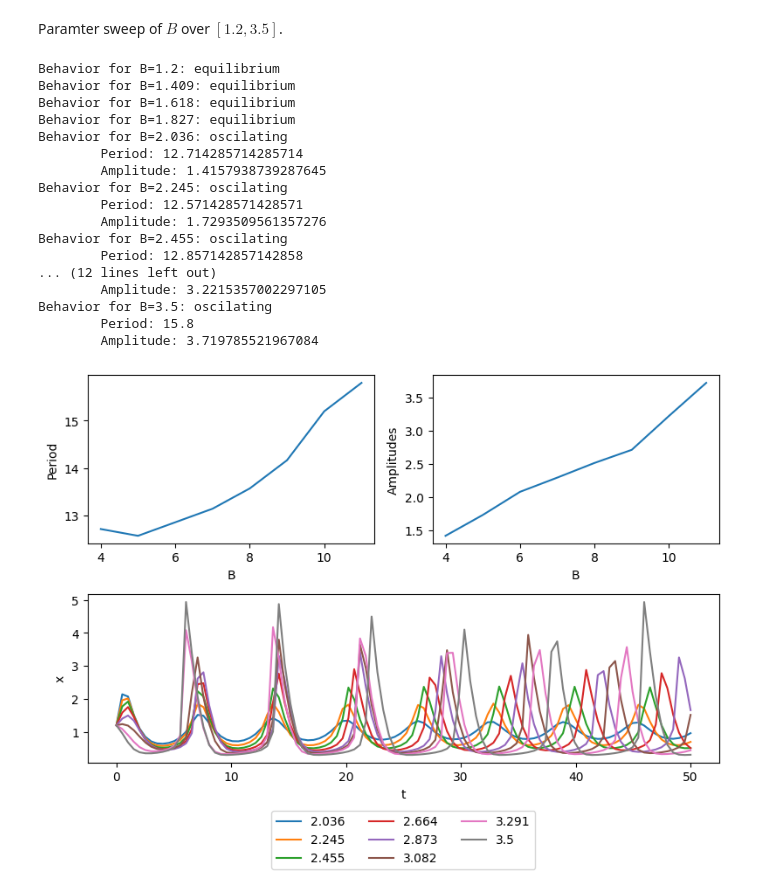
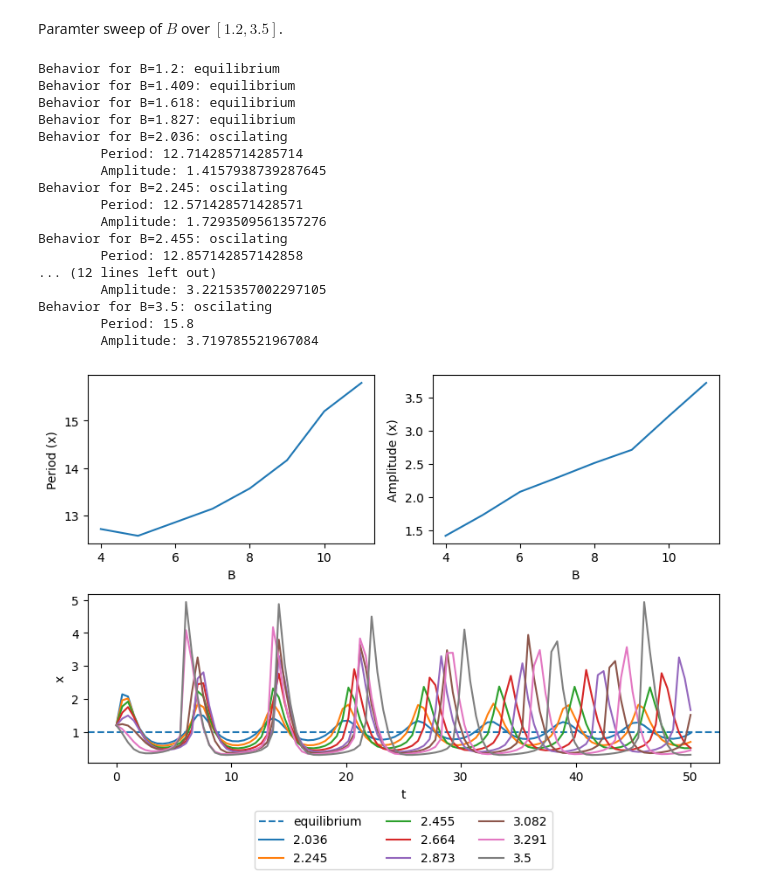
Before and after one commit to EHMD28/learn-scipy, a Jupyter notebook: brusselator_tasks.ipynb, the cells around one changed output. Saved outputs shown, nothing was run; the diff lists cells and outputs as text; code cells hidden in the pictures.

Commit message:
minor graph improvements

```diff
--- a/brusselator_tasks.ipynb
+++ b/brusselator_tasks.ipynb
@@ -99,7 +99,8 @@ from scipy.signal import find_peaks
 
 def classify_behavior(t_sol, x_sol) -> Literal['equilibrium', 'oscilating']:
     # This is the tolerance for how much the function can deviate from the mean in interval.
-    # If the function is within tolerance, then it is classifed as being at equilibrium.
+    # If the function is within tolerance, then it is classifed as being at equilibrium. I
+    # found this number by just testing smaller and smaller values.
     TOLERANCE = 0.05
     # This test is only concerned about the end behavior, so it only considers the last (100 - END_THRESHOLD)%.
     END_THRESHOLD = int(len(t_sol) * 0.8)
@@ -160,6 +161,10 @@ period_ax = axs["P"]
 amplitude_ax = axs["A"]
 solutions_ax = axs["S"]
 
+solutions_ax.set_xlabel("t")
+solutions_ax.set_ylabel("x")
+solutions_ax.axhline(y=1, linestyle="--", label = "equilibrium")
+
 for idx, point in enumerate(b_points):
     solutions = solve(b=point)
     t_solutions = solutions.t
@@ -179,43 +184,42 @@ for idx, point in enumerate(b_points):
         oscilating_indexes.append(idx)
         # Plotting solution
         solutions_ax.plot(t_solutions, x_solutions, label = str(point.round(3)))
-        solutions_ax.set_xlabel("t")
-        solutions_ax.set_ylabel("x")
-        solutions_ax.legend(
-            loc="upper center",
-            bbox_to_anchor=(0.5, -0.25),
-            ncol=3
-        )
 
 oscilating_b_points = [b_points[i] for i in oscilating_indexes]
 
+solutions_ax.legend(
+    loc="upper center",
+    bbox_to_anchor=(0.5, -0.25),
+    ncol=3
+)
+
 period_ax.plot(oscilating_indexes, periods)
 period_ax.set_xlabel("B")
-period_ax.set_ylabel("Period")
+period_ax.set_ylabel("Period (x)")
 
 amplitude_ax.plot(oscilating_indexes, amplitudes)
 amplitude_ax.set_xlabel("B")
-amplitude_ax.set_ylabel("Amplitudes")
+amplitude_ax.set_ylabel("Amplitude (x)")
 
 fig.tight_layout()
 
 plt.show()
 # %% [output]
 Behavior for B=1.2: equilibrium
 Behavior for B=1.409: equilibrium
 Behavior for B=1.618: equilibrium
 Behavior for B=1.827: equilibrium
 Behavior for B=2.036: oscilating
         Period: 12.714285714285714
         Amplitude: 1.4157938739287645
 Behavior for B=2.245: oscilating
         Period: 12.571428571428571
         Amplitude: 1.7293509561357276
 Behavior for B=2.455: oscilating
         Period: 12.857142857142858
 ... (12 lines left out)
         Amplitude: 3.2215357002297105
 Behavior for B=3.5: oscilating
         Period: 15.8
         Amplitude: 3.719785521967084
-[figure, old version]
+[figure, new version]
```
